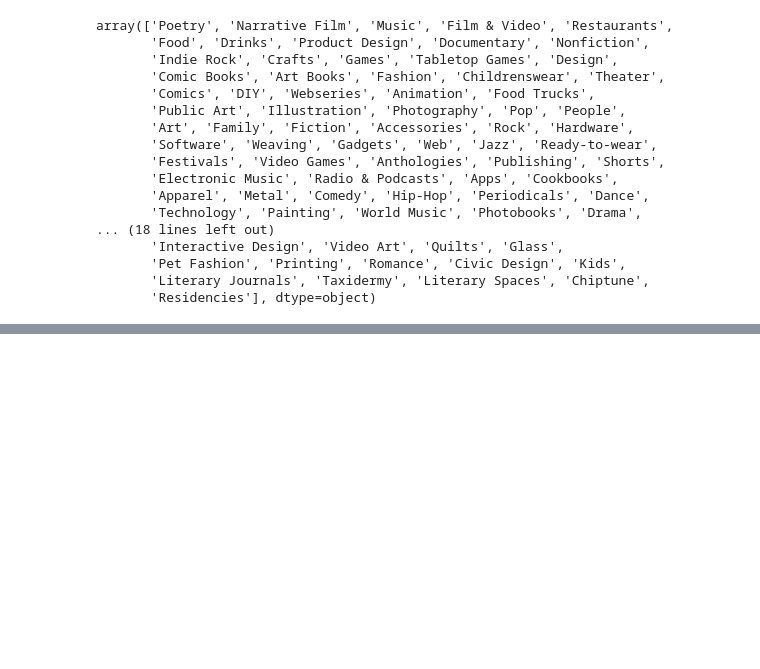
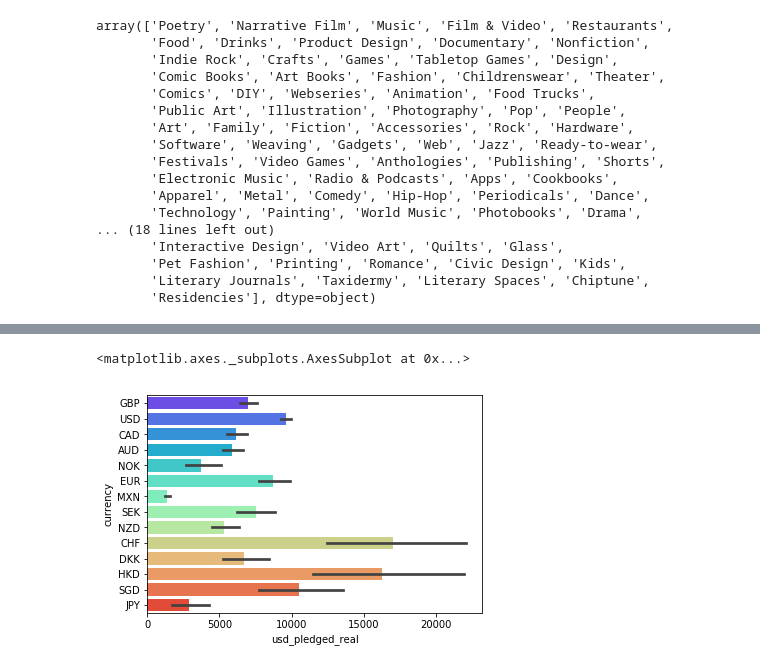
Before and after one commit to fchikwekwe/KickstarterData, a Jupyter notebook: Kickstarter_data.ipynb, the cells around one changed output, grey strips where cells are left out. Drawn from its saved outputs; the diff is of its cells as text; code cells hidden in the pictures; blank space fills up the shorter version.

```diff
--- a/Kickstarter_data.ipynb
+++ b/Kickstarter_data.ipynb
@@ -69,0 +290,5 @@ array(['Poetry', 'Narrative Film', 'Music', 'Film & Video', 'Restaurants',
+# %%
+sns.barplot(x='usd_pledged_real', y='currency', palette='rainbow', data=df)
+# %% [output]
+<matplotlib.axes._subplots.AxesSubplot at 0x...>
+[figure, added]
```
Also changed, not shown: parts of 25 cells of this notebook.
